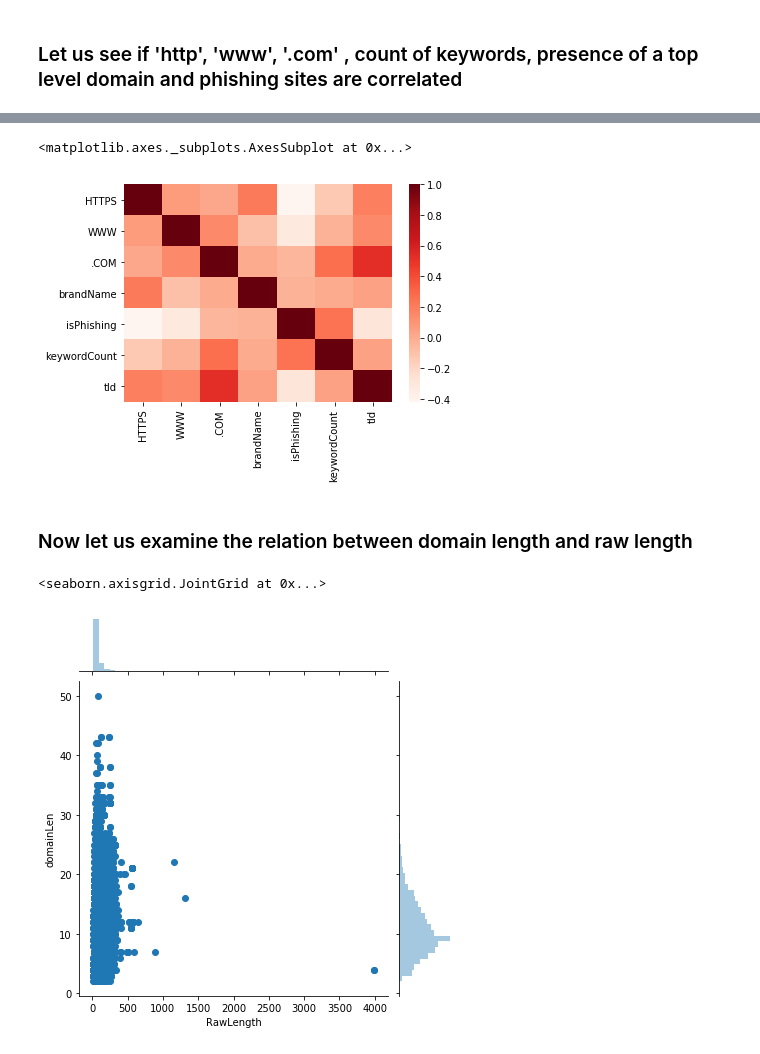
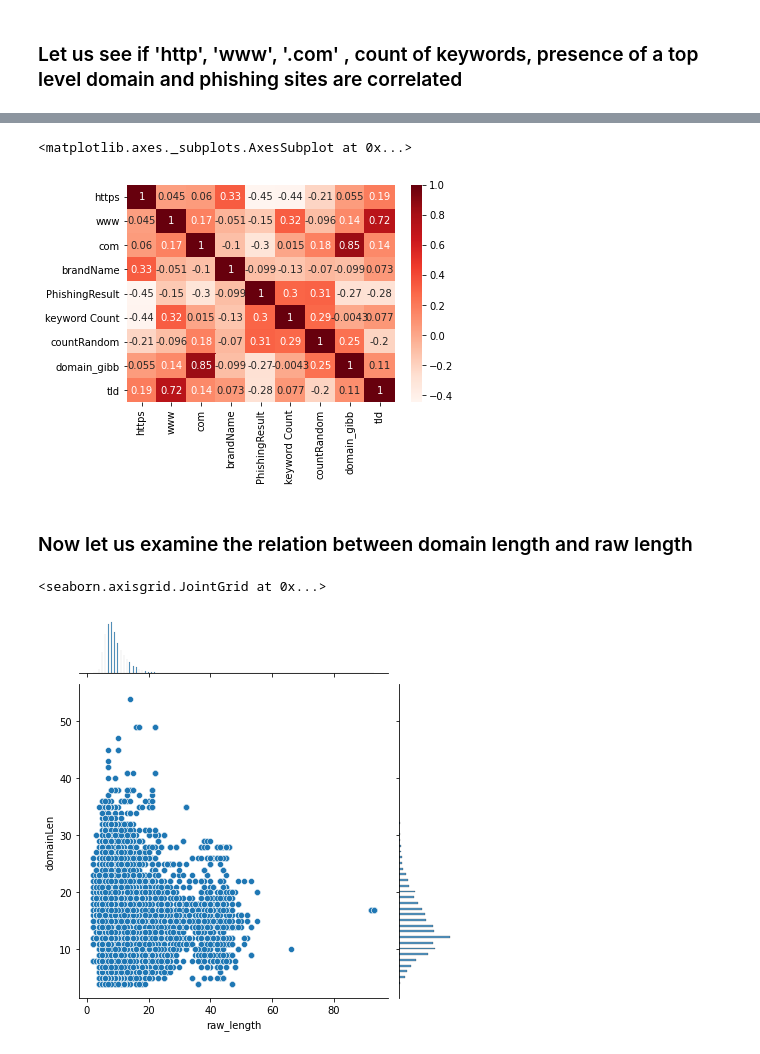
Before and after one commit to EmmadiDivyaSrujana/No-Phishing-URLs, a Jupyter notebook: Data Visualization.ipynb, the cells around one changed output, grey strips where cells are left out. Drawn from its saved outputs; the diff is of its cells as text; code cells hidden in the pictures.

```diff
--- a/Data Visualization.ipynb
+++ b/Data Visualization.ipynb
@@ -10,3 +10,5 @@ df = pd.read_csv("cleaned_data.csv")
+# %%
+df = pd.read_csv("https://raw.githubusercontent.com/Shreya549/no-phishy/master/final2.csv")
 # %%
 df.head()
 # %% [output]
@@ -222,6 +179,6 @@ sns.heatmap(special_char.corr(), cmap = 'viridis')
 # %% [markdown]
 ### Let us see if 'http', 'www', '.com' , count of keywords, presence of a top level domain and phishing sites are correlated
 # %%
-urltype = df.filter(['HTTPS', 'WWW', '.COM', 'brandName', 'isPhishing', 'keywordCount','tld'], axis = 1)
+urltype = df.filter(['https', 'www', 'com', 'brandName', 'PhishingResult', 'keyword Count','countRandom','domain_gibb','tld'], axis = 1)
 urltype.corr()
 # %% [output]
@@ -236,12 +195,12 @@ urltype.corr()
 # %%
-sns.heatmap(urltype.corr(), cmap = 'Reds')
+sns.heatmap(urltype.corr(), cmap = 'Reds', annot = True)
 # %% [output]
 <matplotlib.axes._subplots.AxesSubplot at 0x...>
-[figure, old version]
+[figure, new version]
 # %% [markdown]
 ### Now let us examine the relation between domain length and raw length
 # %%
-sns.jointplot(x='RawLength',y='domainLen',data=df,kind='scatter')
+sns.jointplot(x='raw_length',y='domainLen',data=df,kind='scatter')
 # %% [output]
 <seaborn.axisgrid.JointGrid at 0x...>
-[figure, old version]
+[figure, new version]
```
Also changed, not shown: parts of 26 cells of this notebook, 6 other files.
